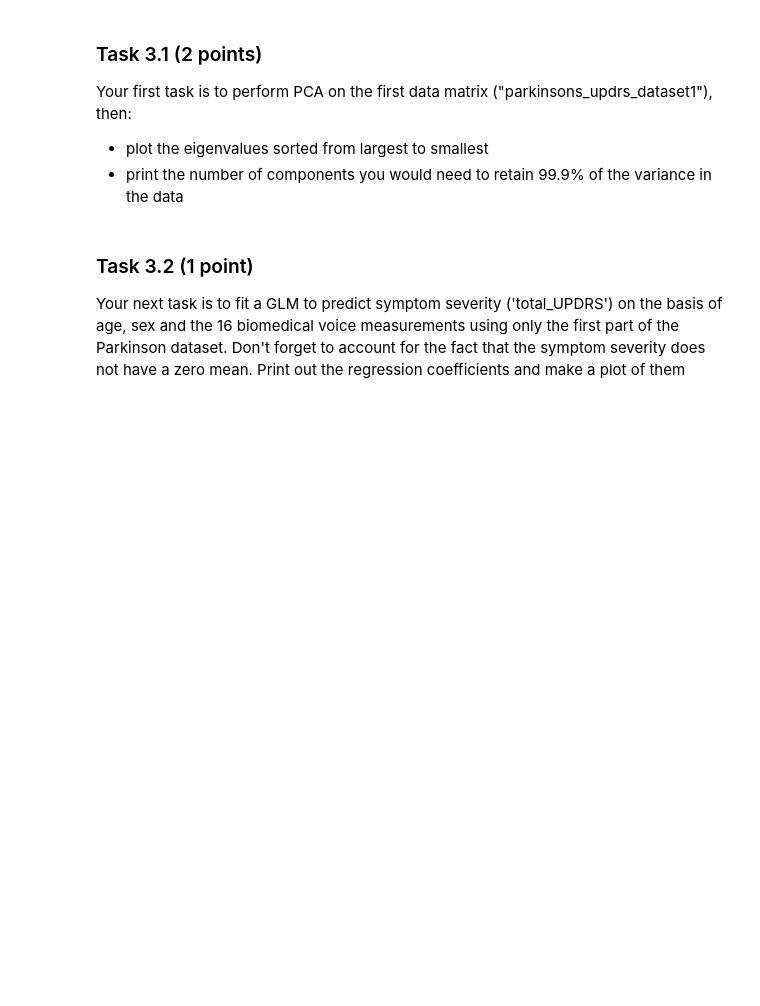
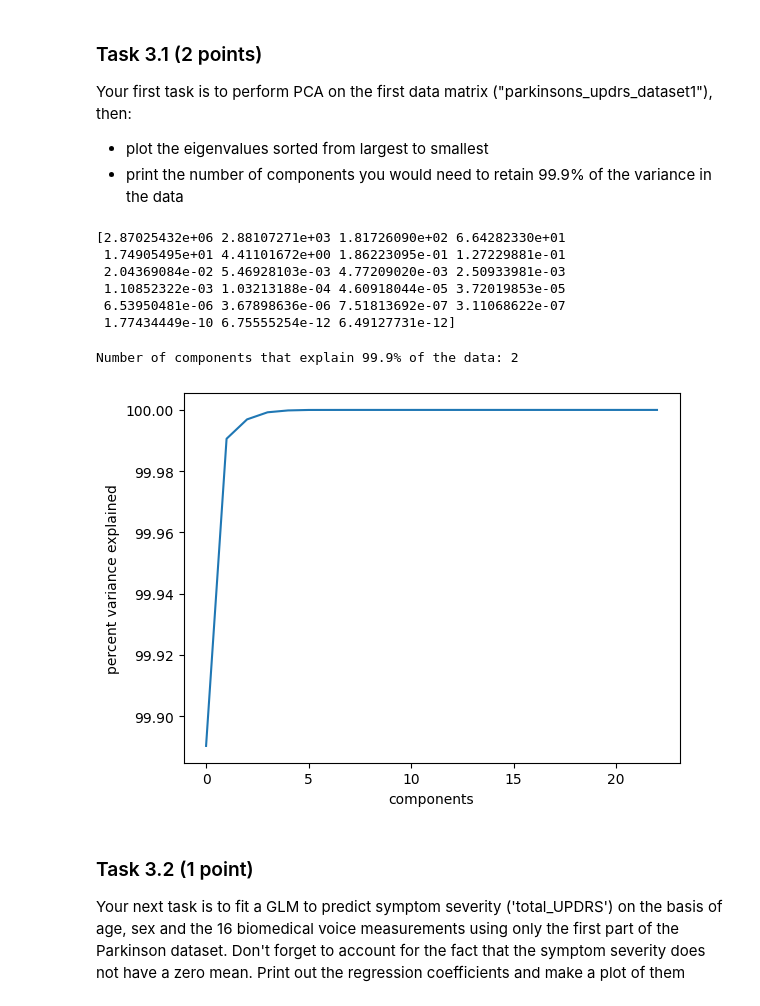
Before and after one commit to MaartenDekkers02/BigDataCourse2025, a Jupyter notebook: Assignment1.ipynb, the cells around one changed output. Cells and saved outputs as stored; diff of their text form; code cells hidden in the pictures; blank space fills up the shorter version.

```diff
--- a/Assignment1.ipynb
+++ b/Assignment1.ipynb
@@ -232,3 +272,8 @@ For this assignment, we have split the dataset into two parts, which you can dow
 # %% [markdown]
 ### Task 3.0 (1 point, bonus question)
 Load the data and count the number of rows and columns
+# %%
+df1 = pd.read_csv("parkinsons_updrs_dataset1.csv")
+df1.shape
+
+df1.head(5)
@@ -239,6 +295,37 @@ Your first task is to perform PCA on the first data matrix ("parkinsons_updrs_da
 
 * plot the eigenvalues sorted from largest to smallest
 * print the number of components you would need to retain 99.9% of the variance in the data
+# %%
+import numpy as np
+
+x = df1
+m = np.mean(x,axis=0)
+x = x - m
+covmat = np.cov(x.T)
+evals, evecs = np.linalg.eig(covmat)
+
+evals = np.sort(evals)[::-1]
+
+print(evals)
+# %% [output]
+[2.87025432e+06 2.88107271e+03 1.81726090e+02 6.64282330e+01
+ 1.74905495e+01 4.41101672e+00 1.86223095e-01 1.27229881e-01
+ 2.04369084e-02 5.46928103e-03 4.77209020e-03 2.50933981e-03
+ 1.10852322e-03 1.03213188e-04 4.60918044e-05 3.72019853e-05
+ 6.53950481e-06 3.67898636e-06 7.51813692e-07 3.11068622e-07
+ 1.77434449e-10 6.75555254e-12 6.49127731e-12]
+# %%
+pve = np.cumsum(evals)/np.sum(evals)*100
+pve99 = np.where(pve >= 99.9)[0][0] + 1
+print(f"Number of components that explain 99.9% of the data: {pve99}")
+
+plt.figure()
+plt.plot(range(0,np.size(evals)),pve)
+plt.xlabel('components');
+plt.ylabel('percent variance explained');
+# %% [output]
+Number of components that explain 99.9% of the data: 2
+[figure, added]
 # %% [markdown]
 ### Task 3.2 (1 point)
 
```
Also changed, not shown: parts of 15 cells of this notebook.
